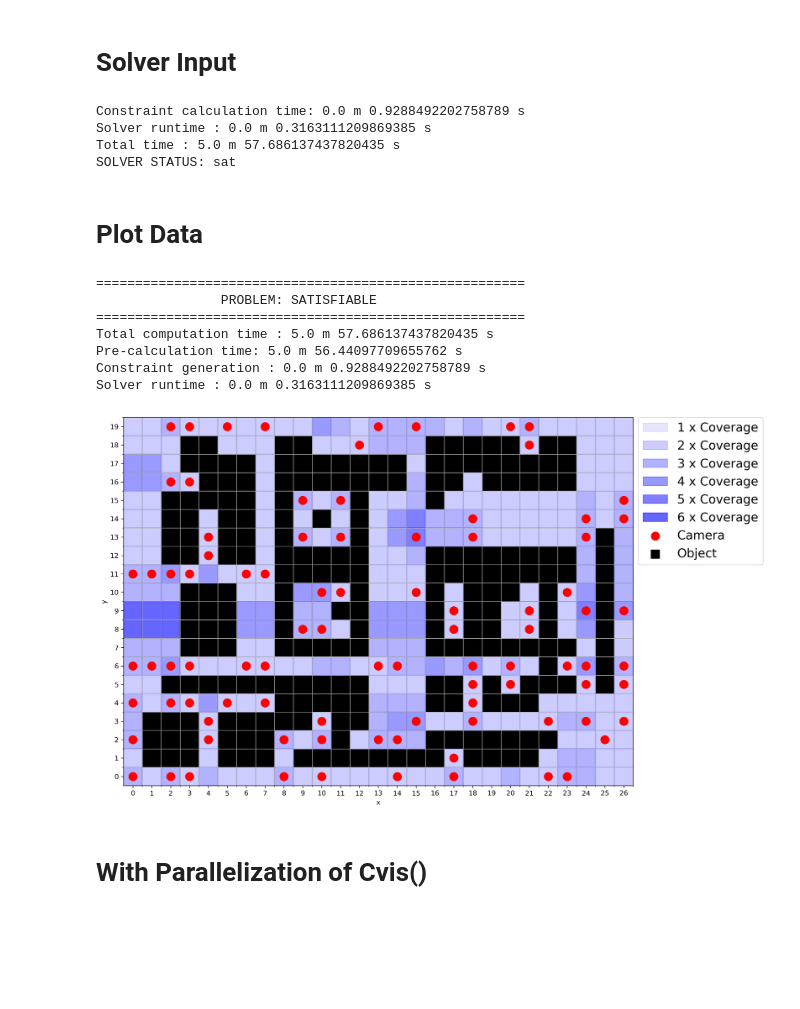
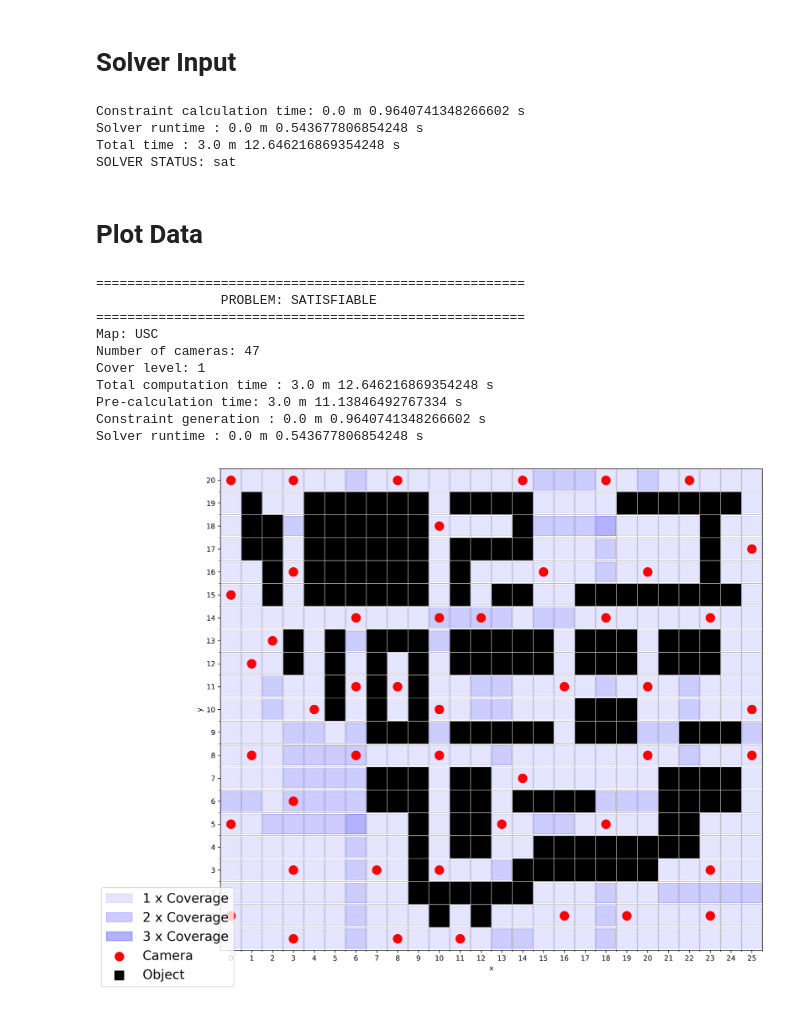
Before and after one commit to buntonj/CoveringZ3, a Jupyter notebook: Current.ipynb, the cells around one changed output. Saved outputs shown, nothing was run; the diff lists cells and outputs as text; code cells hidden in the pictures; blank space fills up the shorter version.

```diff
--- a/Current.ipynb
+++ b/Current.ipynb
@@ -166,8 +242,8 @@ Total precalculation time: 5.0 minutes 56.44097709655762 seconds
 ######################################################################
 constrstart = time.time()
 
-numcams = 90#number of cameras to be used
-coverlevel = 2 #number of cameras to cover each block
+numcams = 47#number of cameras to be used
+coverlevel = 1 #number of cameras to cover each block
 
 # Create a list of visibility constraints
 # At each point (x,y), select at least coverlevel locations that are visible to (x,y)
@@ -181,9 +257,7 @@ camnumconstr.append(Sum([If(C[pt[0]][pt[1]],1,0) for pt in locations]) == numcam
 
 # Do not select object locations to be camera locations
 notobject = []
-for o in range(numobjects):
-    notobject.append(C[O[o][0]][O[o][1]] == False)
-#notobject.append(And([C[O[o][0]][O[o][1]] == False for o in range(numobjects)]))
+notobject.append(And([C[O[o][0]][O[o][1]] == False for o in range(numobjects)]))
 
 # Output time generating constraints for benchmarking purposes
 constrainttime = time.time() - constrstart
@@ -205,9 +279,9 @@ print('Solver runtime :', np.floor(solvertime/60), 'm', solvertime%60,'s')
 print('Total time :', np.floor((constrainttime+solvertime+precalctime)/60), 'm', (constrainttime+solvertime+precalctime)%60 , 's')
 print('SOLVER STATUS:',satcheck)
 # %% [output]
-Constraint calculation time: 0.0 m 0.9288492202758789 s
-Solver runtime : 0.0 m 0.3163111209869385 s
-Total time : 5.0 m 57.686137437820435 s
+Constraint calculation time: 0.0 m 0.9640741348266602 s
+Solver runtime : 0.0 m 0.543677806854248 s
+Total time : 3.0 m 12.646216869354248 s
 SOLVER STATUS: sat
 # %% [markdown]
 # Plot Data
@@ -219,6 +293,9 @@ if satcheck == sat:
 	print ('\n=======================================================')
 	print ('		PROBLEM: SATISFIABLE				    ')
 	print ('=======================================================')
+	print ('Map:', mapchoice)
+	print ('Number of cameras:', numcams)
+	print ('Cover level:', coverlevel)
 	print ('Total computation time :',np.floor((constrainttime+solvertime+precalctime)/60), 'm', (constrainttime+solvertime+precalctime)%60 , 's')
 	print ('Pre-calculation time:', np.floor(precalctime/60),'m',precalctime%60,'s')
 	print ('Constraint generation :', np.floor(constrainttime/60), 'm', constrainttime%60, 's')
@@ -242,6 +319,9 @@ else:
 	print('\n=======================================================')
 	print('		PROBLEM: INFEASIBLE				    ')
 	print('=======================================================')
+	print ('Map:', mapchoice)
+	print ('Number of cameras:', numcams)
+	print ('Cover level:', coverlevel)
 	print('Total computation time :',np.floor((constrainttime+solvertime+precalctime)/60), 'm', (constrainttime+solvertime+precalctime)%60 , 's')
 	print('Pre-calculation time:', np.floor(precalctime/60),'m',precalctime%60,'s')
 	print('Constraint generation :', np.floor(constrainttime/60), 'm', constrainttime%60, 's')
@@ -290,38 +370,41 @@ if satcheck == sat:
     for loc in locations:
         ax.scatter(loc[0],loc[1], c = 'blue', marker = 's', s = 740, alpha = heatmap[loc[0],loc[1]]*alphaval)
         #plt.scatter(C[i][0],C[i][1], marker = '$C%s$' % (i+1), s = textsize)
     camplots = ax.scatter(Camlocs[:,0],Camlocs[:,1], c = 'red', marker = 'o',s=150, label='Camera')
 
 
 
 #plot where the objects are with white O#'s on top of the black square
 #for i in range(numobjects):
 Objlocs = np.array(O)
 objplots = ax.scatter(Objlocs[:,0],Objlocs[:,1], marker = 's', s = 150, color = 'black', label='Object')
 
 handlelist = []
 for i in range(int(np.max(heatmap))):
     handlelist += [patches.Patch(color='blue',alpha=(i+1)*alphaval,label=('%s x Coverage' % (i+1)))]
 handlelist += [camplots]
 handlelist += [objplots]
 #create gridlines in the correct locations
 minor_locatorx = AutoMinorLocator(2)
 minor_locatory = AutoMinorLocator(2)
 ax.xaxis.set_minor_locator(minor_locatorx)
 ax.yaxis.set_minor_locator(minor_locatory)
 plt.grid(which='minor')
 plt.xlabel('x')
 plt.ylabel('y')
-ax.legend(handles=handlelist,bbox_to_anchor=(1.01, 1), loc=2, borderaxespad=0.,fontsize=18)
+ax.legend(handles=handlelist,bbox_to_anchor=(-0.22, 0.13), loc=2, borderaxespad=0.,fontsize=18)
+plt.tight_layout()
+plt.savefig('thisone.png')
 plt.show()
 # %% [output]
 =======================================================
                 PROBLEM: SATISFIABLE
 =======================================================
-Total computation time : 5.0 m 57.686137437820435 s
-Pre-calculation time: 5.0 m 56.44097709655762 s
-Constraint generation : 0.0 m 0.9288492202758789 s
-Solver runtime : 0.0 m 0.3163111209869385 s
+Map: USC
+Number of cameras: 47
+Cover level: 1
+Total computation time : 3.0 m 12.646216869354248 s
+Pre-calculation time: 3.0 m 11.13846492767334 s
+Constraint generation : 0.0 m 0.9640741348266602 s
+Solver runtime : 0.0 m 0.543677806854248 s
-[figure, old version]
+[figure, new version]
-# %% [markdown]
-# With Parallelization of Cvis()
```
Also changed, not shown: parts of 6 cells of this notebook, 12 other files.
